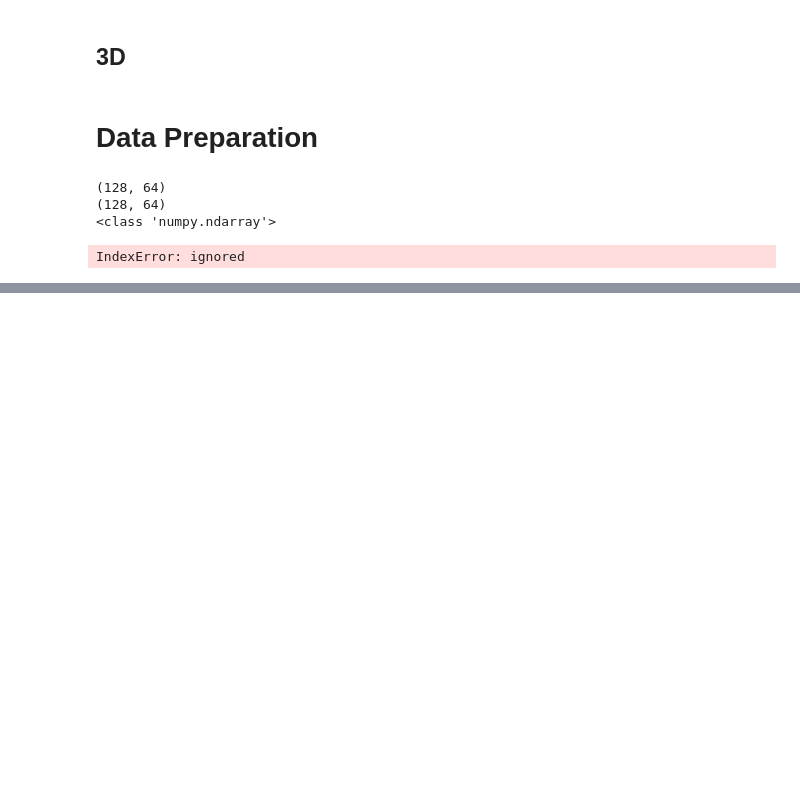
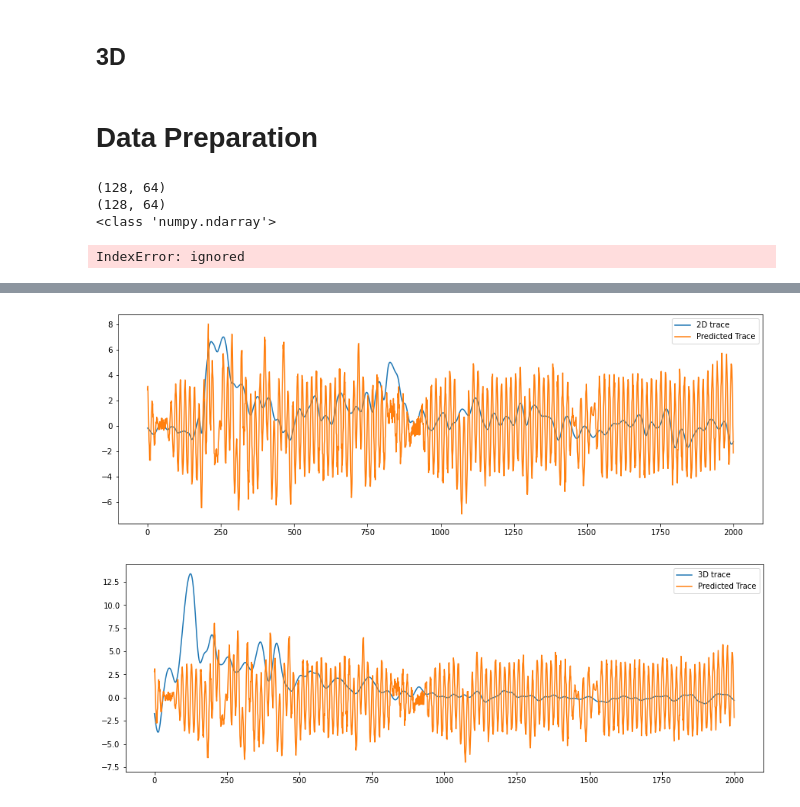
Before and after one commit to astroChance/RadNET, a Jupyter notebook: MPnet_workbook.ipynb, the cells around one changed output, grey strips where cells are left out. Cells and saved outputs as stored; diff of their text form; code cells hidden in the pictures; blank space fills up the shorter version.

```diff
--- a/MPnet_workbook.ipynb
+++ b/MPnet_workbook.ipynb
@@ -82,6 +83,21 @@ def sinc_interp(x, k):
         y[:, pi] = np.sum(si * x)
 
     return y.squeeze()
+
+
+
+## Return the 0-1 data value corresponding to RGB color
+
+def get_val_color(RGB_val, cmap):
+  colors = cmap(np.arange(0,cmap.N))
+
+  idx_arr = np.array([])
+  for i in range(colors.shape[0]):
+    idx_arr = np.append(idx_arr, (np.abs(RGB_val[0]-colors[i][0]) + np.abs(RGB_val[1]-colors[i][1]) + np.abs(RGB_val[2]-colors[i][2])))
+
+    color_idx = idx_arr.argmin()
+    value = color_idx/cmap.N
+  return value
 # %% [markdown]
 # Initial QC
 # %%
@@ -1030,0 +1221,15 @@ np.save("/content/drive/My Drive/MPnet/GAN data/Line_1267602000_3Dtrace.npy", Tr
+# %%
+plt.figure(figsize=(15,5))
+plt.plot(Upsample_2D[2000:4000], label="2D trace")
+plt.plot(PredictTrace[2000:4000], label="Predicted Trace")
+plt.legend()
+plt.show()
+
+plt.figure(figsize=(15,5))
+plt.plot(tr3D[2000:4000], label="3D trace")
+plt.plot(PredictTrace[2000:4000], label="Predicted Trace")
+plt.legend()
+plt.show()
+# %% [output]
+[figure, added]
+[figure, added]
```
Also changed, not shown: parts of 7 cells of this notebook.
